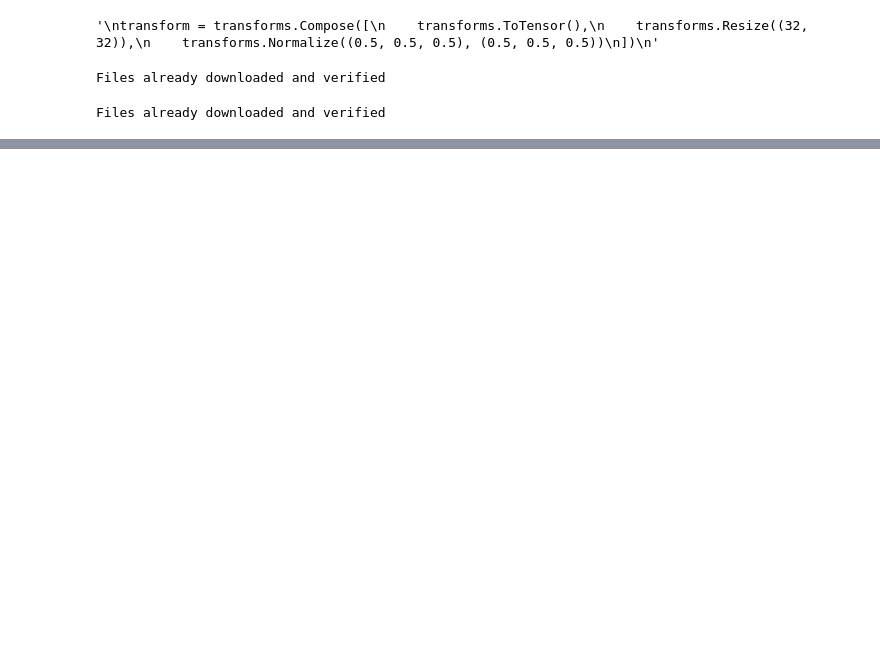
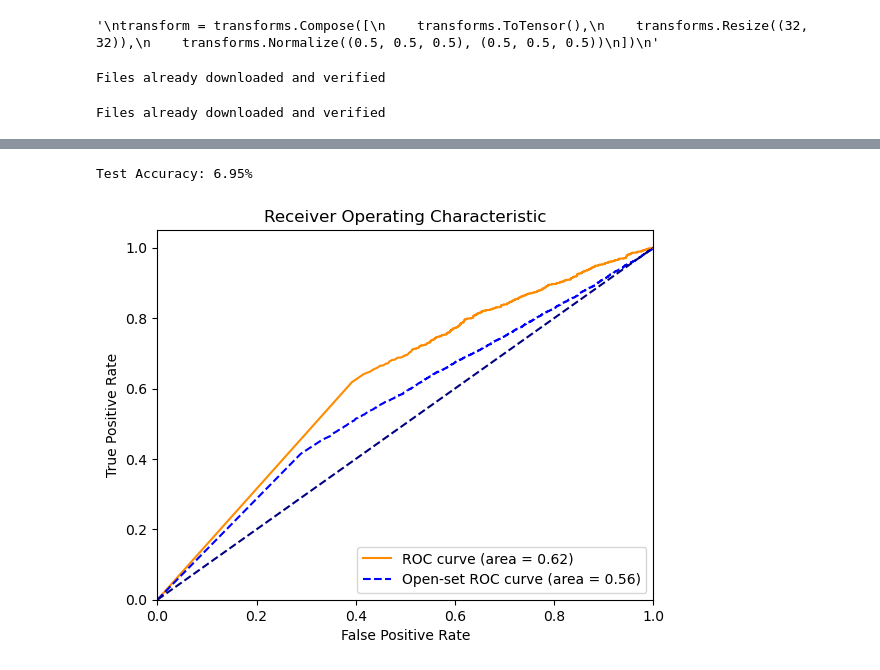
Before and after one commit to SLR567/computerVision_homework, a Jupyter notebook: long_tailed_recognition/LTR_cnn.ipynb, the cells around one changed output, grey strips where cells are left out. Drawn from its saved outputs; the diff is of its cells as text; code cells hidden in the pictures; blank space fills up the shorter version.

```diff
--- a/long_tailed_recognition/LTR_cnn.ipynb
+++ b/long_tailed_recognition/LTR_cnn.ipynb
@@ -160,5 +160,5 @@ if torch.cuda.is_available():
     torch.cuda.set_device(0)
 # %%
 # 训练模型
-train(model, train_loader, criterion, optimizer, num_epochs=1)
+train(model, train_loader, criterion, optimizer, num_epochs=50)
 # %% [output]
@@ -170,6 +182,8 @@ class_total = [0] * 10
 with torch.no_grad():
     for data in testloader:
         images, labels = data
+        images = images.to(device)
+        labels = labels.to(device)
         outputs = model(images)
         _, predicted = torch.max(outputs, 1)
         c = (predicted == labels).squeeze()
@@ -186,6 +211,8 @@ for i in range(10):
 # %%
 # 测试模型
 test(model, test_loader, known_classes=list(range(num_classes)))
+# %% [output]
+Test Accuracy: 6.95%
 # %%
 import numpy as np
 from sklearn.metrics import roc_curve, auc
@@ -201,6 +228,8 @@ def calculate_open_set_likelihood(testloader, open_set_loader):
     with torch.no_grad():
         for data in testloader:
             images, true_labels = data
+            images = images.to(device)
+            true_labels = true_labels.to(device)
             outputs = model(images)
             probabilities = softmax(outputs)
             max_probabilities, _ = torch.max(probabilities, 1)
@@ -212,35 +241,38 @@ def calculate_open_set_likelihood(testloader, open_set_loader):
     with torch.no_grad():
         for data in open_set_loader:
             images, _ = data
+            images = images.to(device)
             outputs = model(images)
             probabilities = softmax(outputs)
             max_probabilities, _ = torch.max(probabilities, 1)
             open_set_scores.extend(max_probabilities.cpu().numpy())
 
     return np.array(scores), np.array(open_set_scores), np.array(labels)
 
 # 计算似然性并绘制ROC曲线
 scores, open_set_scores, labels = calculate_open_set_likelihood(testloader, test_loader)
 
 fpr, tpr, thresholds = roc_curve(labels, scores, pos_label=1)
 roc_auc = auc(fpr, tpr)
 
 open_set_fpr, open_set_tpr, _ = roc_curve(np.concatenate((np.ones_like(labels), np.zeros_like(open_set_scores))), np.concatenate((scores, open_set_scores)))
 open_set_roc_auc = auc(open_set_fpr, open_set_tpr)
 
 # 绘制ROC曲线
 import matplotlib.pyplot as plt
 plt.figure()
 plt.plot(fpr, tpr, color='darkorange', label='ROC curve (area = %0.2f)' % roc_auc)
 plt.plot(open_set_fpr, open_set_tpr, color='blue', linestyle='--', label='Open-set ROC curve (area = %0.2f)' % open_set_roc_auc)
 plt.plot([0, 1], [0, 1], color='navy', linestyle='--')
 plt.xlim([0.0, 1.0])
 plt.ylim([0.0, 1.05])
 plt.xlabel('False Positive Rate')
 plt.ylabel('True Positive Rate')
 plt.title('Receiver Operating Characteristic')
 plt.legend(loc="lower right")
 plt.show()
+# %% [output]
+[figure, added]
 # %%
 plt.xlabel('epoch')
 plt.ylabel('loss')
```
Also changed, not shown: parts of 4 cells of this notebook.
